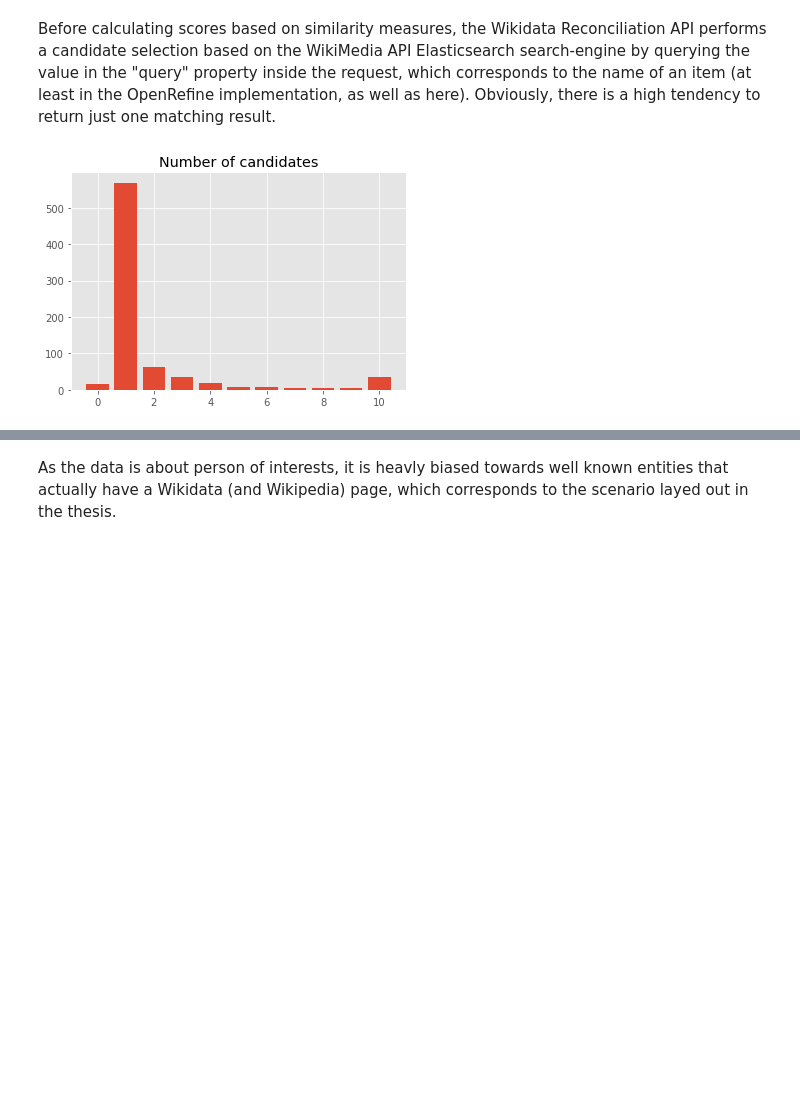
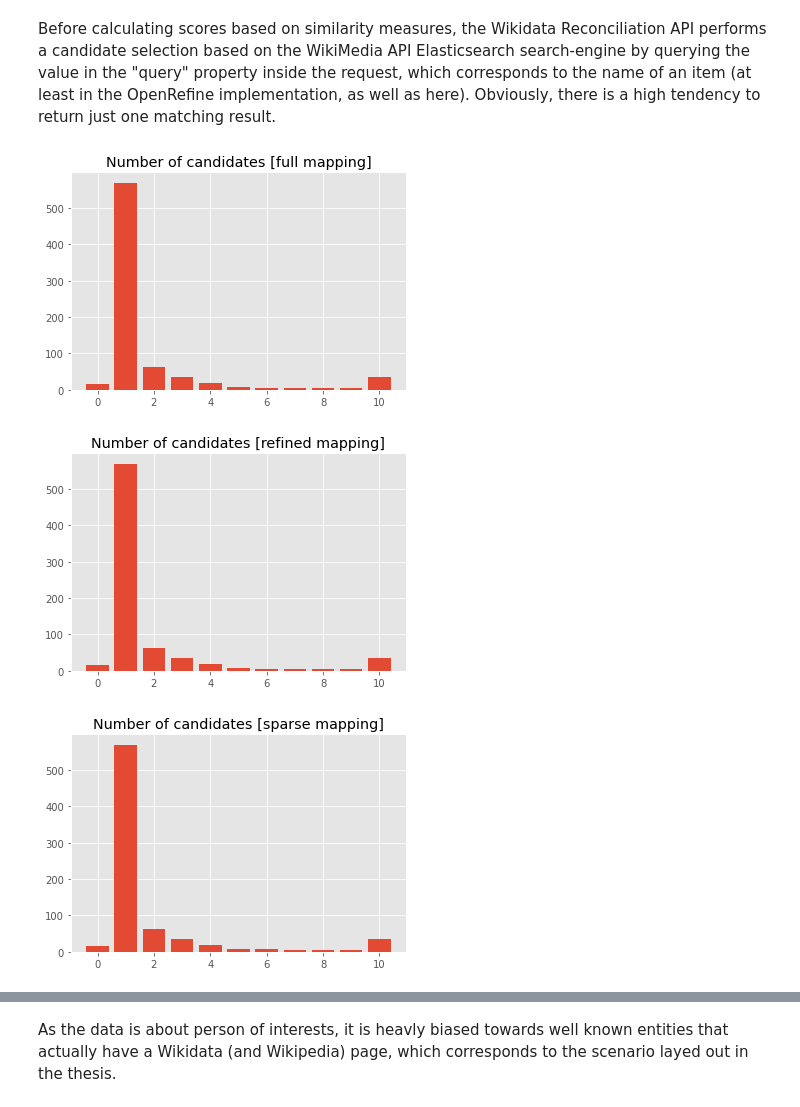
Before and after one commit to PeterWalchhofer/evaluation_bachelor_thesis, a Jupyter notebook: Analysis.ipynb, the cells around one changed output, grey strips where cells are left out. Drawn from its saved outputs; the diff is of its cells as text; code cells hidden in the pictures; blank space fills up the shorter version.

```diff
--- a/Analysis.ipynb
+++ b/Analysis.ipynb
@@ -92,5 +97,5 @@ Ontology alignment for subset of Person properties.
 # %%
-mapping = {
+mapping_full = {
     "birthDate" : "P569",
     "birthPlace" : "P19",
     "email" : "P968",
@@ -165,0 +172,10 @@ Wall time: 4.05 µs
+# %%
+get_path =  lambda name: "./data/intermediate/api_responses_{}.json".format(name)
+
+def query_and_persist(entities, type, mapping, name):
+    batch_queries = create_batch_queries(ftm_persons, "Q5", mapping)
+    results = query_endpoint(batch_queries)
+    json.dump(results, open(get_path(name),"w"))
+    return results
+# %%
+results_refined = query_and_persist(ftm_persons, "Q5", mapping_refined, "mapping_refined")
@@ -165,0 +184,15 @@ Wall time: 4.05 µs
+# %%
+%%time
+
+if False:
+    # Q5 is the Wikidata ID for type "Human".
+    results_full = query_and_persist(ftm_persons, "Q5", mapping_full, "mapping_full")
+    results_refined = query_and_persist(ftm_persons, "Q5", mapping_refined, "mapping_refined")
+    results_sparse = query_and_persist(ftm_persons, "Q5", mapping_sparse, "mapping_sparse")
+
+else:
+
+    results_full = json.load(open(get_path("mapping_full")))
+    results_refined = json.load(open(get_path("mapping_refined")))
+    results_sparse = json.load(open(get_path("mapping_sparse")))
+    #results = json.load(open("./data/intermediate/api_responses_without_email.json"))
@@ -209,11 +234,21 @@ cd_table
 # %% [markdown]
 Before calculating scores based on similarity measures, the Wikidata Reconciliation API performs a candidate selection based on the WikiMedia API Elasticsearch search-engine by querying the value in the "query" property inside the request, which corresponds to the name of an item (at least in the OpenRefine implementation, as well as here). Obviously, there is a high tendency to return just one matching result.
 # %%
-cd_num_counts = pandas.DataFrame([len(result["result"]) for result in results], columns=["cd_num"])
-cd_occ_counts =  cd_num_counts.groupby("cd_num").size().to_frame("count")
 
-plt.bar(cd_occ_counts.index, cd_occ_counts["count"])
-plt.title("Number of candidates")
-plt.style.use("ggplot")
+def num_cd_plt(api_results, description):
+    cd_num_counts = pandas.DataFrame([len(result["result"]) for result in api_results], columns=["cd_num"])
+    cd_occ_counts =  cd_num_counts.groupby("cd_num").size().to_frame("count")
+
+    plt.bar(cd_occ_counts.index, cd_occ_counts["count"])
+    plt.title("Number of candidates " + description)
+
+
+num_cd_plt(results_full, "[full mapping]")
+plt.show()
+num_cd_plt(results_refined, "[refined mapping]")
+plt.show()
+num_cd_plt(results_sparse, "[sparse mapping]")
 # %% [output]
-[figure, old version]
+[figure, new version]
+[figure, added]
+[figure, added]
```
Also changed, not shown: parts of 77 cells of this notebook, 7 other files.
